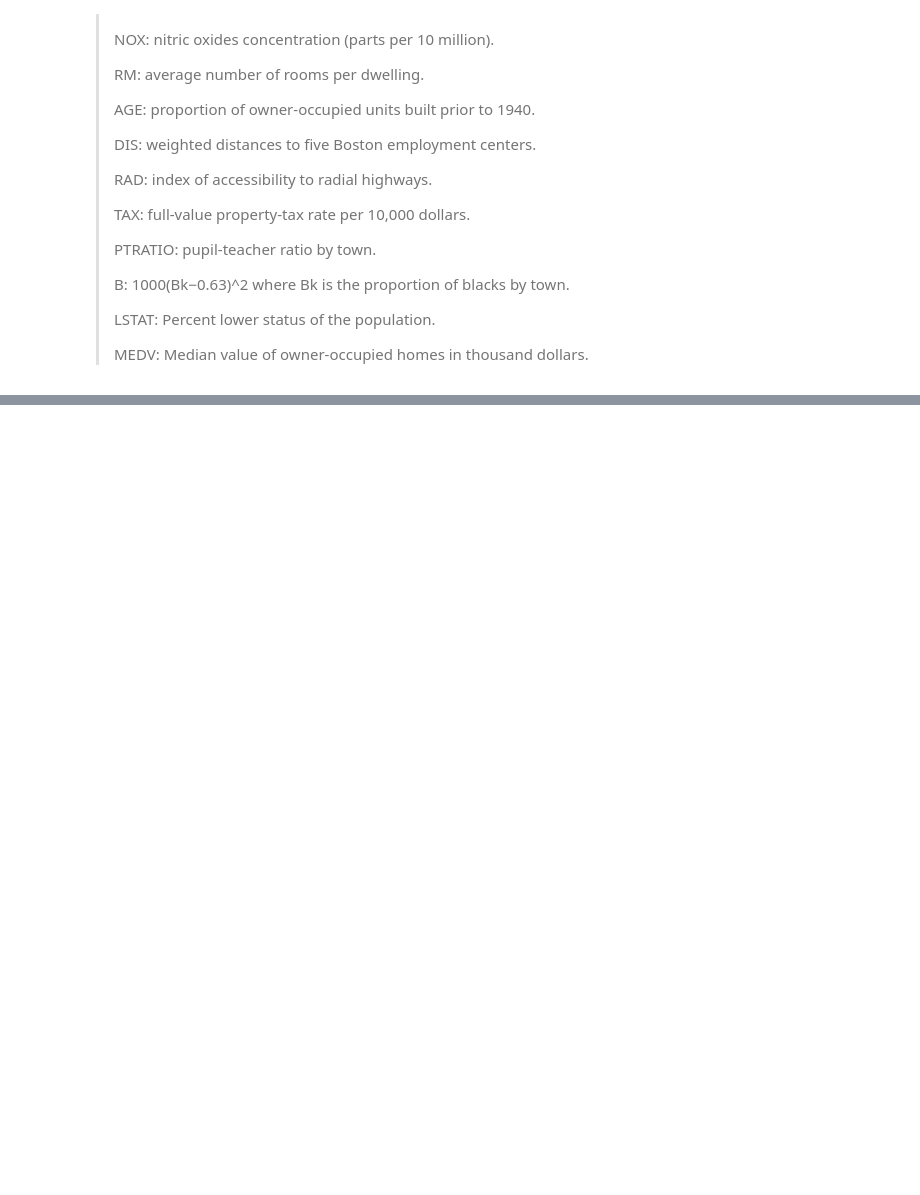
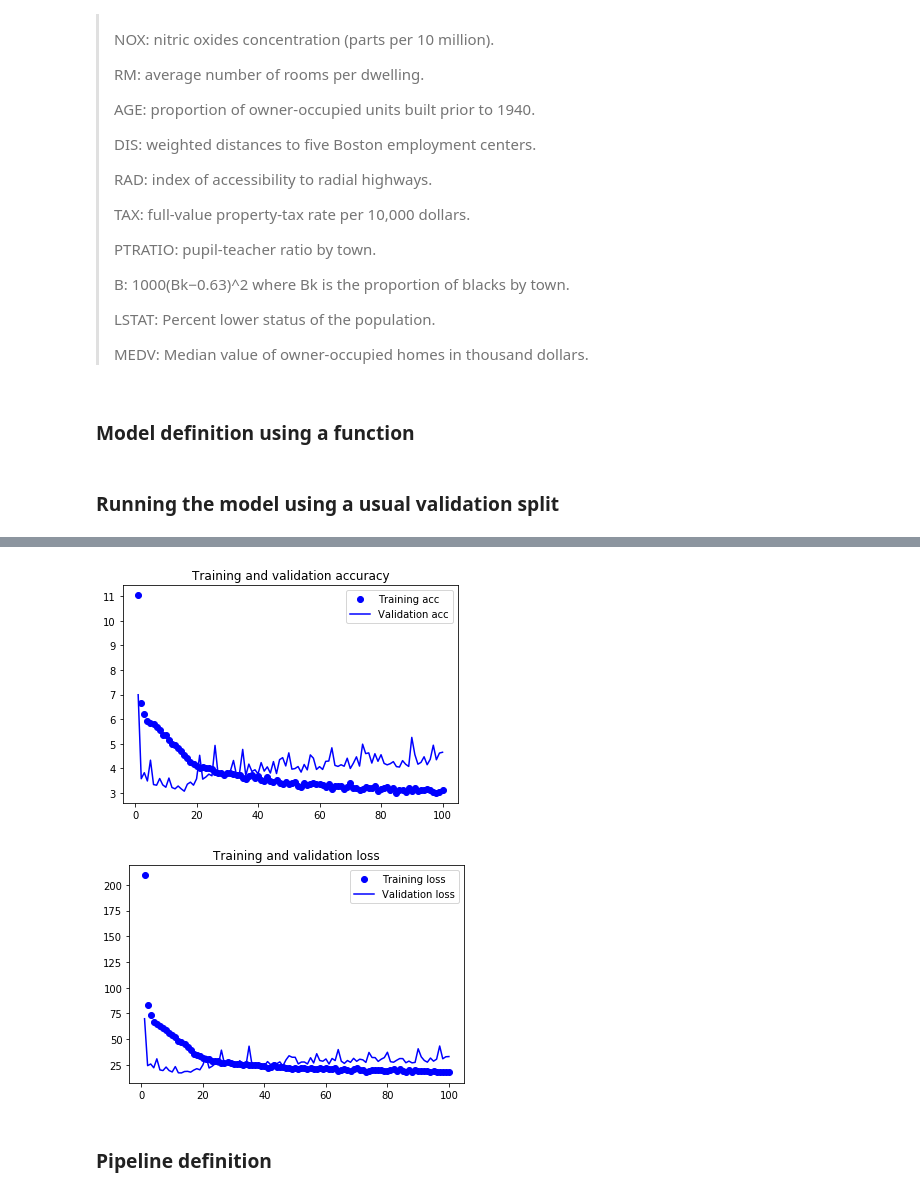
Before and after one commit to oadoriaa/DLText, a Jupyter notebook: EsembleKerasSKlearn.ipynb, the cells around one changed output, grey strips where cells are left out. Drawn from its saved outputs; the diff is of its cells as text; code cells hidden in the pictures; blank space fills up the shorter version.

Commit message:
New Version with Esemble using sklearn

```diff
--- a/EsembleKerasSKlearn.ipynb
+++ b/EsembleKerasSKlearn.ipynb
@@ -46,7 +76,32 @@ data.head()
 >LSTAT: Percent lower status of the population.
 >
 >MEDV: Median value of owner-occupied homes in thousand dollars.
-# %%
-def build_nn_model():
-    input_data = layers.Input()
-    layers.add(layers.Dense(13))
+# %% [markdown]
+### Model definition using a function
+# %%
+def build_nn_model(optimizer='adam', init='normal'):
+    input_data = layers.Input(shape=(13,))
+    x = layers.Dense(9,kernel_initializer=init,activation = 'relu')(input_data)
+    x = layers.Dense(5,kernel_initializer=init,activation = 'relu')(x)
+    x = layers.Dense(1,kernel_initializer=init)(x)
+    model_mlp = Model(input_data,x)
+    model_mlp.compile(optimizer=optimizer, loss = 'mse', metrics = ['mae'])
+    return(model_mlp)
+# %% [markdown]
+### Running the model using a usual validation split
+# %%
+model = build_nn_model()
+X = data.values[:,:-1]
+Y = data.values[:,-1]
+history = model.fit(X,
+                    Y,
+                    epochs=100,
+                    batch_size=1,
+                    validation_split=0.1,
+                    verbose=False)
+# %%
+get_model_results(history)
+#batch_size = 1
+#mae = 9.37, loss = 16.68
+#val_mae = 9.37, val_loss = 18.56
+# %% [output]
@@ -52,0 +110,4 @@ def build_nn_model():
+[figure, added]
+[figure, added]
+# %% [markdown]
+### Pipeline definition
```
Also changed, not shown: parts of 16 cells of this notebook.
